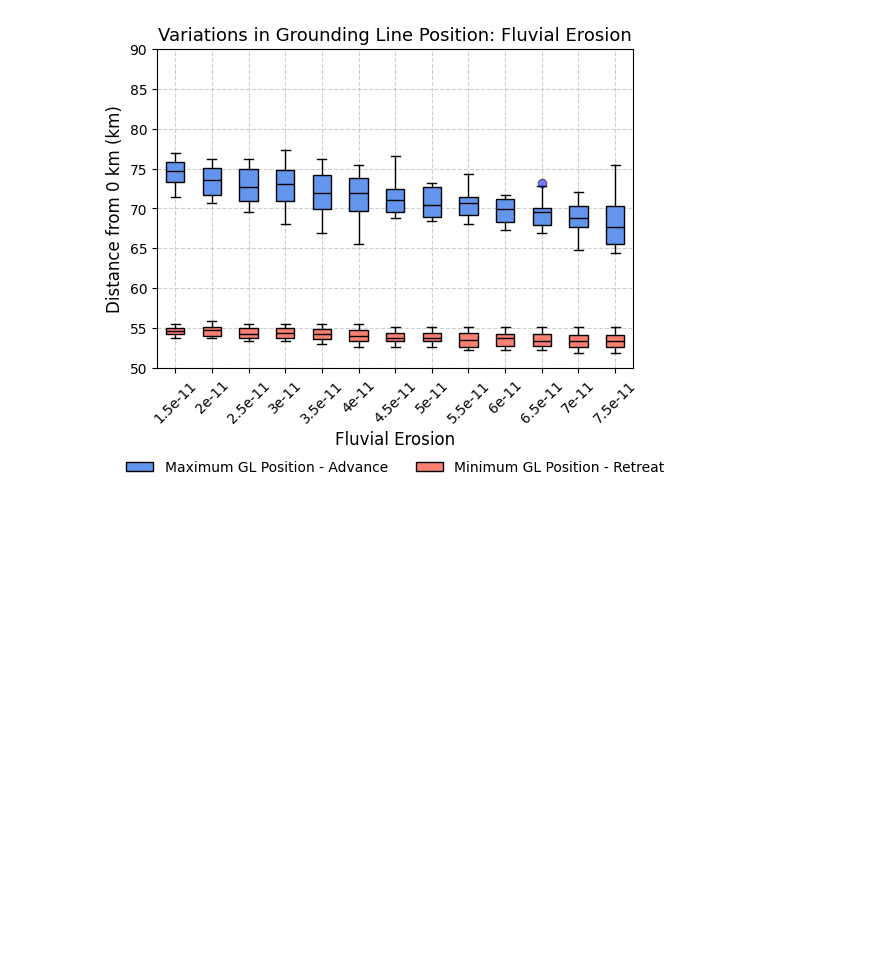
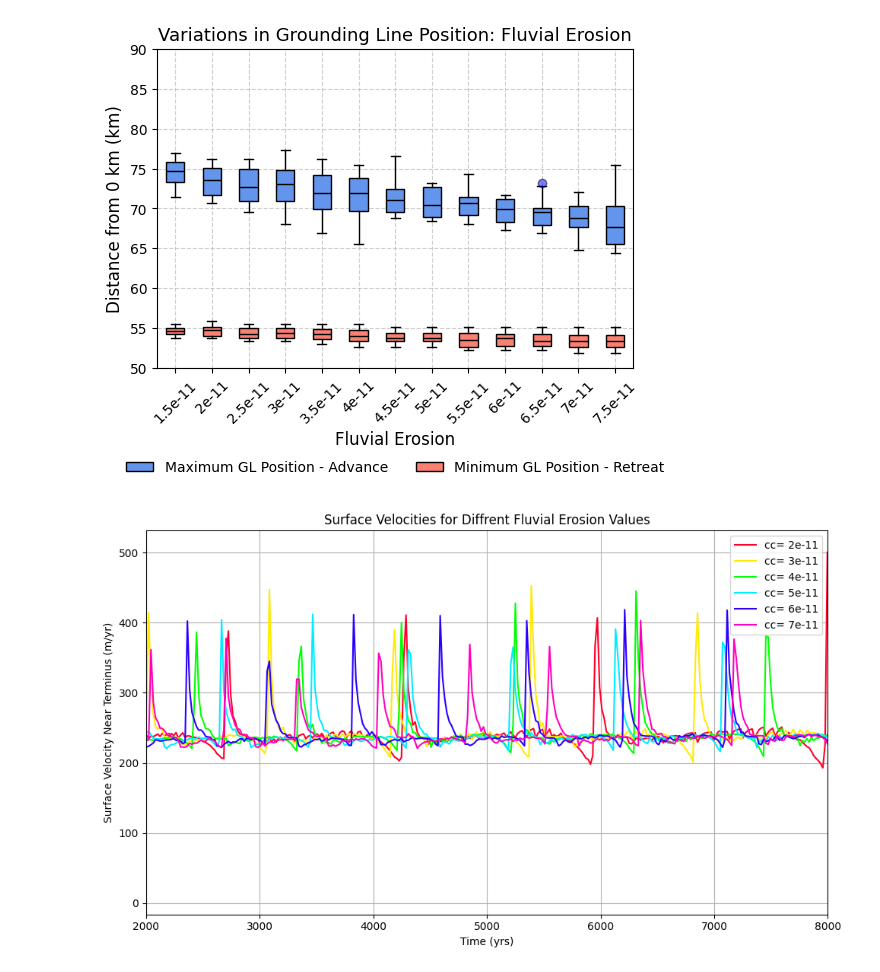
Before and after one commit to ktlix2ski/brinkmodeltest, a Jupyter notebook: Analysis/FluvialErosion_Tests.ipynb, the cells around one changed output. Drawn from its saved outputs; the diff is of its cells as text; code cells hidden in the pictures; blank space fills up the shorter version.

Commit message:
velocity analysis

```diff
--- a/Analysis/FluvialErosion_Tests.ipynb
+++ b/Analysis/FluvialErosion_Tests.ipynb
@@ -1195,12 +1195,12 @@ cc_65e11 = "/media/kayatroyer/KayaDrive/Thesis/OfficialExperimentRuns/20kTests/c
 with gzip.open(cc_65e11, 'rb') as f:
     DATA_dict_cc_65e11 = pickle.load(f)
 # %%
-bed_dict = DATA_dict_cc_65e11['bed_dict']
+bed_dict65e11 = DATA_dict_cc_65e11['bed_dict']
 base_dict = DATA_dict_cc_65e11['base_dict']
 surf_dict= DATA_dict_cc_65e11 ['surf_dict']
 sed_dict = DATA_dict_cc_65e11['sed_dict']
 H_dict = DATA_dict_cc_65e11['H_dict']
-us_dict = DATA_dict_cc_65e11['us_dict']
+us_dict_65e11 = DATA_dict_cc_65e11['us_dict']
 ub_dict = DATA_dict_cc_65e11['ub_dict']
 Hs_dict = DATA_dict_cc_65e11['Hs_dict']
 GL_dict = DATA_dict_cc_65e11['GL_dict']
@@ -1294,12 +1294,12 @@ cc_7e11 = "/media/kayatroyer/KayaDrive/Thesis/OfficialExperimentRuns/20kTests/cc
 with gzip.open(cc_7e11, 'rb') as f:
     DATA_dict_cc_7e11 = pickle.load(f)
 # %%
-bed_dict = DATA_dict_cc_7e11['bed_dict']
+bed_dict7e11 = DATA_dict_cc_7e11['bed_dict']
 base_dict = DATA_dict_cc_7e11['base_dict']
 surf_dict= DATA_dict_cc_7e11 ['surf_dict']
 sed_dict = DATA_dict_cc_7e11['sed_dict']
 H_dict = DATA_dict_cc_7e11['H_dict']
-us_dict = DATA_dict_cc_7e11['us_dict']
+us_dict_7e11 = DATA_dict_cc_7e11['us_dict']
 ub_dict = DATA_dict_cc_7e11['ub_dict']
 Hs_dict = DATA_dict_cc_7e11['Hs_dict']
 GL_dict = DATA_dict_cc_7e11['GL_dict']
@@ -1395,12 +1395,12 @@ cc_75e11 = "/media/kayatroyer/KayaDrive/Thesis/OfficialExperimentRuns/20kTests/c
 with gzip.open(cc_75e11, 'rb') as f:
     DATA_dict_cc_75e11 = pickle.load(f)
 # %%
-bed_dict = DATA_dict_cc_75e11['bed_dict']
+bed_dict75e11 = DATA_dict_cc_75e11['bed_dict']
 base_dict = DATA_dict_cc_75e11['base_dict']
 surf_dict= DATA_dict_cc_75e11 ['surf_dict']
 sed_dict = DATA_dict_cc_75e11['sed_dict']
 H_dict = DATA_dict_cc_75e11['H_dict']
-us_dict = DATA_dict_cc_75e11['us_dict']
+us_dict_75e11 = DATA_dict_cc_75e11['us_dict']
 ub_dict = DATA_dict_cc_75e11['ub_dict']
 Hs_dict = DATA_dict_cc_75e11['Hs_dict']
 GL_dict = DATA_dict_cc_75e11['GL_dict']
@@ -1629,3 +1629,64 @@ plt.show()
 fig.savefig("/media/kayatroyer/KayaDrive/Thesis/Figures/Results/ModelPlots/FluvialErosion/GL_Variations_CC.svg", format ="svg", bbox_inches='tight')
 # %% [output]
 [figure]
+# %%
+# surf_vels = [us_dict_5e12, us_dict_1e11, us_dict_15e11, us_dict_2e11, us_dict_25e11, us_dict_3e11, us_dict_35e11, us_dict_4e11, us_dict_45e11, us_dict_5e11, us_dict_55e11,us_dict_6e11, us_dict_65e11, us_dict_7e11, us_dict_75e11]
+surf_vels = [us_dict_2e11, us_dict_3e11, us_dict_4e11, us_dict_5e11,us_dict_6e11, us_dict_7e11]
+# %%
+from scipy.interpolate import interp1d
+
+CCs = np.array([2e-11 ,3.0e-11,4.0e-11,5.0e-11,6.0e-11,7.0e-11])
+common_times = np.linspace(0, 10000, 500)
+colors = plt.cm.gist_rainbow(np.linspace(0, 1, len(surf_vels)))
+
+fig, ax = plt.subplots(figsize=(10, 6))
+
+for i, us_dict in enumerate(surf_vels):
+    term_surface_velocity = []
+    times = []
+
+    for t in sorted(us_dict.keys()):
+        us_ = us_dict[t]
+        notNAN = np.where(np.isfinite(us_))[0]
+
+        if len(notNAN) > 0:
+            terminus = notNAN[-1]
+        else:
+            terminus = None
+
+        if terminus is not None and terminus >= 50:
+            term_usvel = us_[terminus - 50]
+        else:
+            term_usvel = 0
+
+        if np.isnan(term_usvel):
+            term_usvel = 0
+
+        term_surface_velocity.append(term_usvel)
+        times.append(t)
+
+    times = np.array(times)
+    term_surface_velocity = np.array(term_surface_velocity)
+
+    # Sort for interpolation
+    sorted_indices = np.argsort(times)
+    times = times[sorted_indices]
+    term_surface_velocity = term_surface_velocity[sorted_indices]
+
+    # Interpolate to common time grid
+    interp_func = interp1d(times, term_surface_velocity, bounds_error=False, fill_value="extrapolate")
+    interp_speeds = interp_func(common_times)
+
+    plt.plot(common_times, interp_speeds, label=f'cc= {CCs[i]}', color=colors[i])
+
+plt.xlabel('Time (yrs)')
+plt.ylabel('Surface Velocity Near Terminus (m/yr)')
+plt.legend()
+plt.xlim(2000,8000)
+plt.title('Surface Velocities for Diffrent Fluvial Erosion Values')
+plt.grid(True)
+plt.tight_layout()
+plt.show()
+fig.savefig("/media/kayatroyer/KayaDrive/Thesis/Figures/Results/ModelPlots/FluvialErosion/Vel_cc.svg", format ="svg", bbox_inches='tight')
+# %% [output]
+[figure, added]
```
Also changed, not shown: parts of 13 cells of this notebook, 9 other files.
